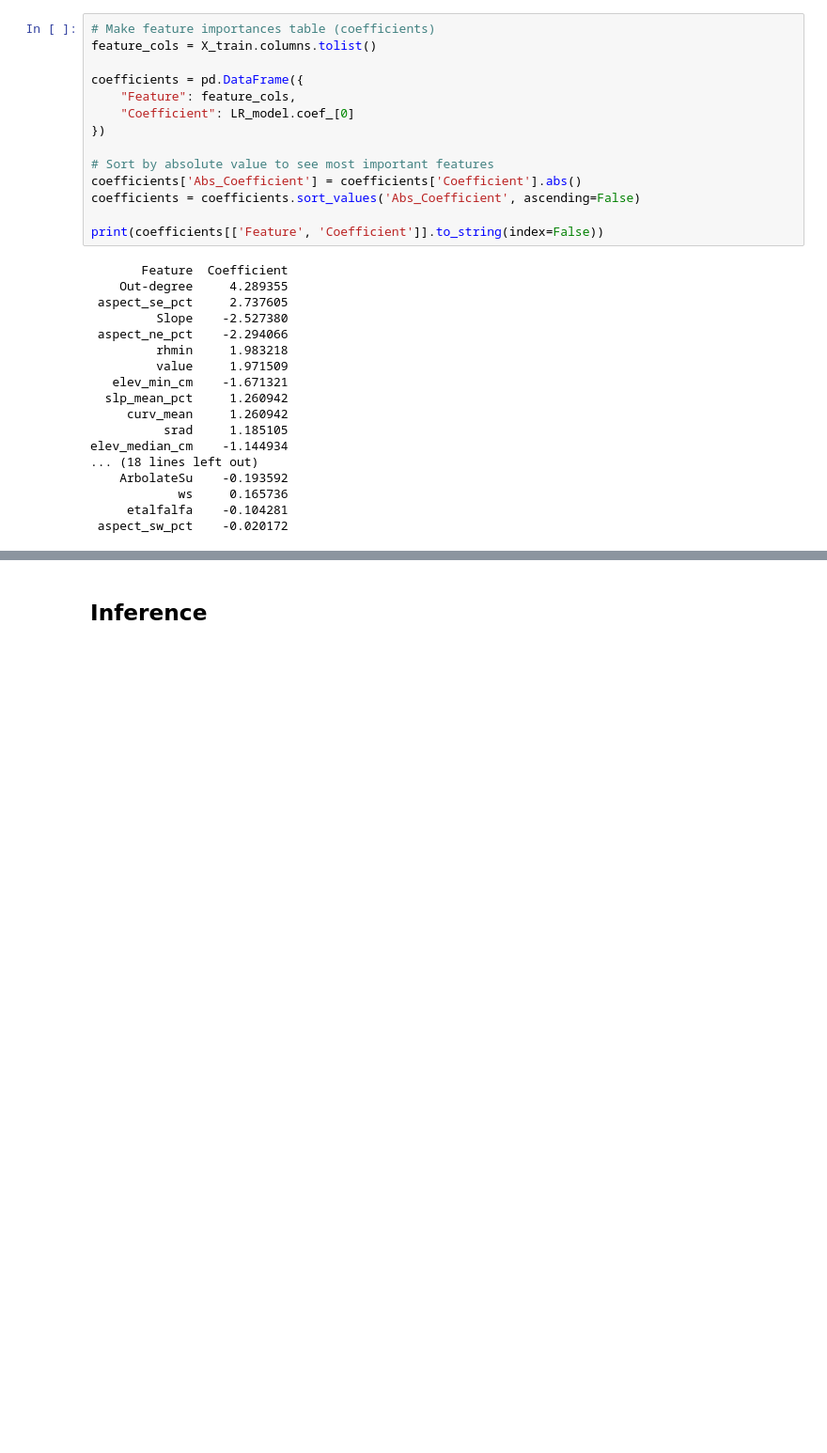
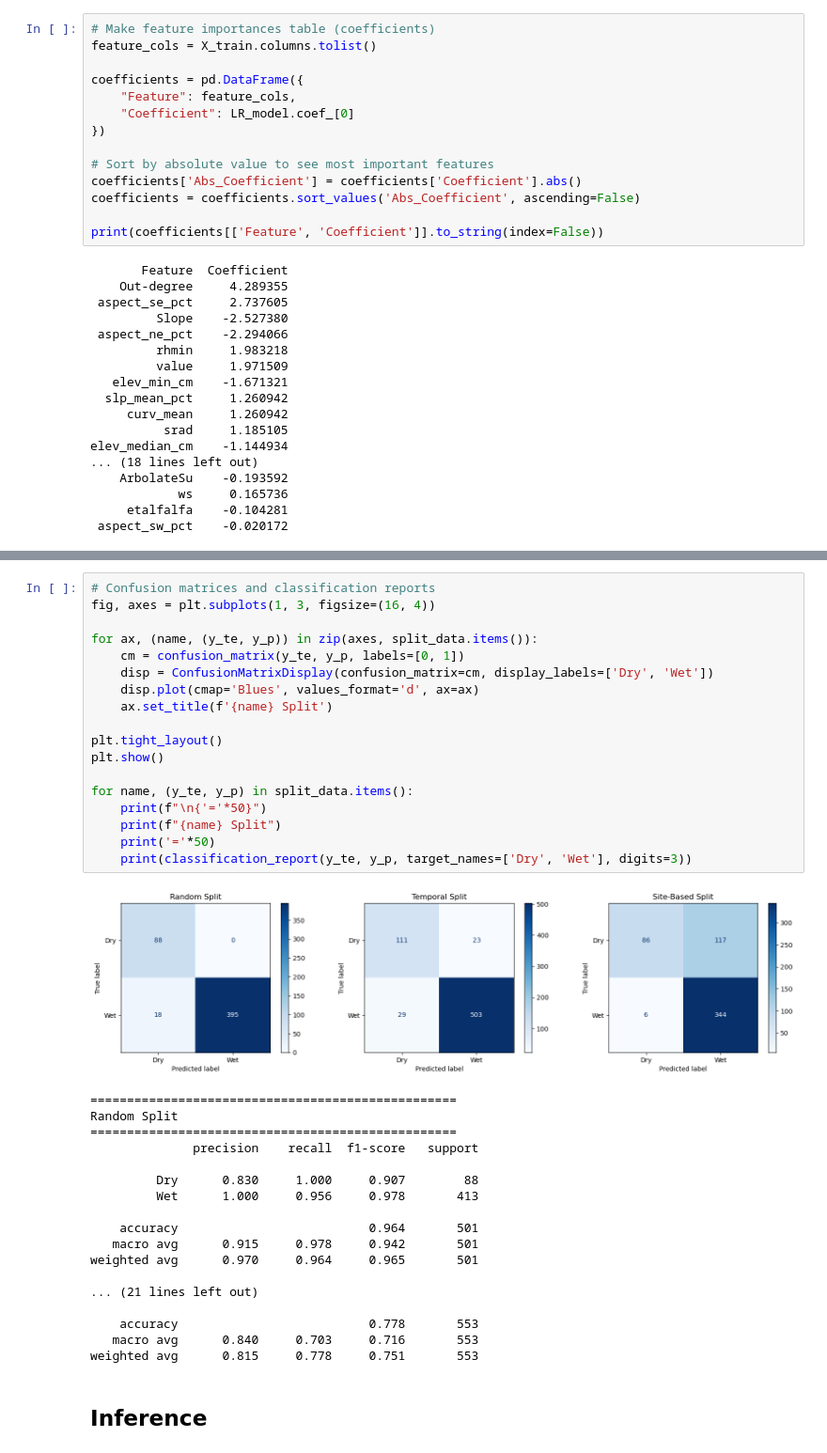
Before and after one commit to michaeltm365/saas-river-forecasting, a Jupyter notebook: lr/lr.ipynb, the cells around one changed output, grey strips where cells are left out. Shown at 94% size. Drawn from its saved outputs; the diff is of its cells as text; blank space fills up the shorter version.

```diff
--- a/lr/lr.ipynb
+++ b/lr/lr.ipynb
@@ -252,3 +324,40 @@ elev_median_cm    -1.144934
+# %%
+# Confusion matrices and classification reports
+fig, axes = plt.subplots(1, 3, figsize=(16, 4))
+
+for ax, (name, (y_te, y_p)) in zip(axes, split_data.items()):
+    cm = confusion_matrix(y_te, y_p, labels=[0, 1])
+    disp = ConfusionMatrixDisplay(confusion_matrix=cm, display_labels=['Dry', 'Wet'])
+    disp.plot(cmap='Blues', values_format='d', ax=ax)
+    ax.set_title(f'{name} Split')
+
+plt.tight_layout()
+plt.show()
+
+for name, (y_te, y_p) in split_data.items():
+    print(f"\n{'='*50}")
+    print(f"{name} Split")
+    print('='*50)
+    print(classification_report(y_te, y_p, target_names=['Dry', 'Wet'], digits=3))
+# %% [output]
+[figure, added]
+==================================================
+Random Split
+==================================================
+              precision    recall  f1-score   support
+
+         Dry      0.830     1.000     0.907        88
+         Wet      1.000     0.956     0.978       413
+
+    accuracy                          0.964       501
+   macro avg      0.915     0.978     0.942       501
+weighted avg      0.970     0.964     0.965       501
+
+... (21 lines left out)
+
+    accuracy                          0.778       553
+   macro avg      0.840     0.703     0.716       553
+weighted avg      0.815     0.778     0.751       553
 # %% [markdown]
 ## Inference
 # %%
```
Also changed, not shown: parts of 4 cells of this notebook, 9 other files.
